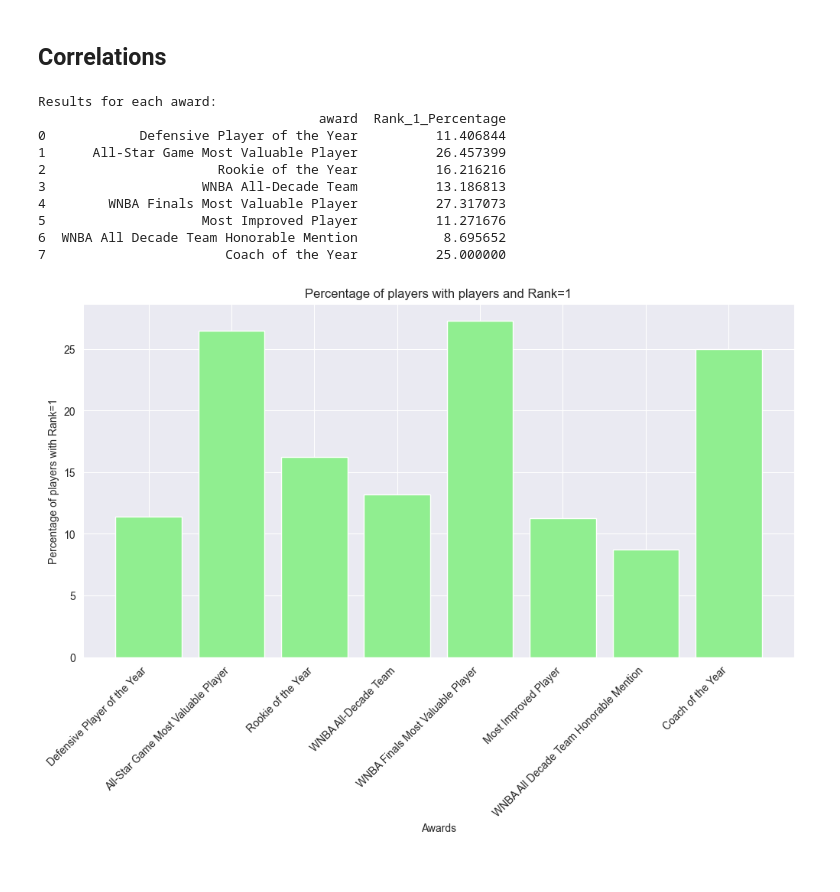
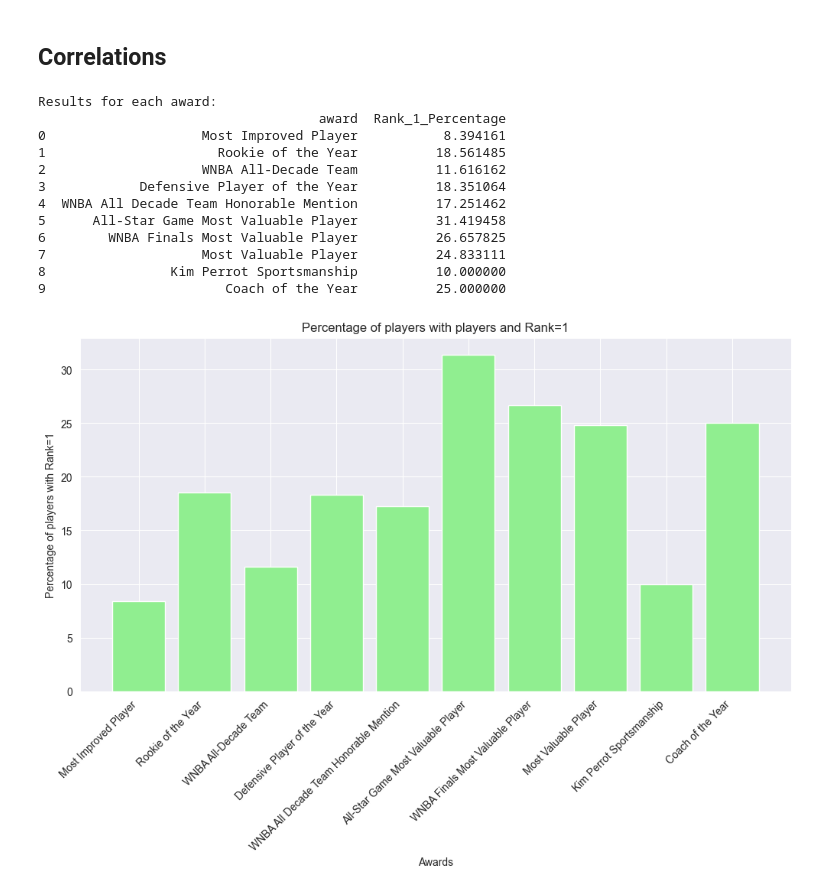
Before and after one commit to LukeDP/ML_G47, a Jupyter notebook: Code/src/noteBook.ipynb, the cells around one changed output. Drawn from its saved outputs; the diff is of its cells as text; code cells hidden in the pictures.

```diff
--- a/Code/src/noteBook.ipynb
+++ b/Code/src/noteBook.ipynb
@@ -420,7 +419,7 @@ teams_post_new.to_csv('newDataset/teams_post.csv', index=False)
 # %%
 awards_players_df = pd.read_csv('newDataset/awards_players_cleaned.csv')
 players_team_df = pd.read_csv('newDataset/players_teams_cleaned.csv')
-teams_df = pd.read_csv('newDataset/teams_cleaned.csv')
+teams_df = pd.read_csv('../Other/basketballPlayoffs/teams.csv')
 
 merged_teams = pd.merge(players_team_df, teams_df, on='tmID', how='inner')
 final_df = pd.merge(merged_teams, awards_players_df, on=['playerID'], how='inner')
@@ -432,39 +431,41 @@ results = []
 for award in awards_array:
 
     award_df = final_df[final_df['award'] == award]
 
     rank_1_count = award_df[(award_df['rank'] == 1)].shape[0]
     total_count = award_df.shape[0]
 
     if total_count > 0:
         rank_1_percentage = (rank_1_count / total_count) * 100
     else:
         rank_1_percentage = 0
 
     results.append({'award': award, 'Rank_1_Percentage': rank_1_percentage})
 
 results_df = pd.DataFrame(results)
 
 print("\nResults for each award:")
 print(results_df)
 
 # 9. Visualizzazione della percentuale in un grafico a barre
 plt.figure(figsize=(12, 6))
 plt.bar(results_df['award'], results_df['Rank_1_Percentage'], color='lightgreen')
 plt.title('Percentage of players with players and Rank=1')
 plt.xlabel('Awards')
 plt.ylabel('Percentage of players with Rank=1')
 plt.xticks(rotation=45, ha='right')
 plt.show()
 # %% [output]
 Results for each award:
                                     award  Rank_1_Percentage
-0            Defensive Player of the Year          11.406844
-1      All-Star Game Most Valuable Player          26.457399
-2                      Rookie of the Year          16.216216
-3                    WNBA All-Decade Team          13.186813
-4        WNBA Finals Most Valuable Player          27.317073
-5                    Most Improved Player          11.271676
-6  WNBA All Decade Team Honorable Mention           8.695652
-7                       Coach of the Year          25.000000
+0                    Most Improved Player           8.394161
+1                      Rookie of the Year          18.561485
+2                    WNBA All-Decade Team          11.616162
+3            Defensive Player of the Year          18.351064
+4  WNBA All Decade Team Honorable Mention          17.251462
+5      All-Star Game Most Valuable Player          31.419458
+6        WNBA Finals Most Valuable Player          26.657825
+7                    Most Valuable Player          24.833111
+8                Kim Perrot Sportsmanship          10.000000
+9                       Coach of the Year          25.000000
-[figure, old version]
+[figure, new version]
```
Also changed, not shown: parts of 1 cell of this notebook, 4 other files.
